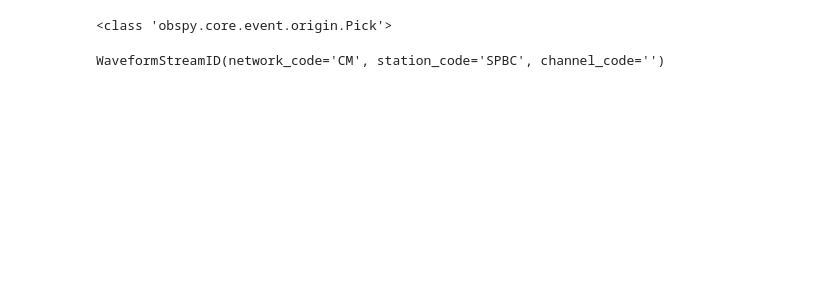
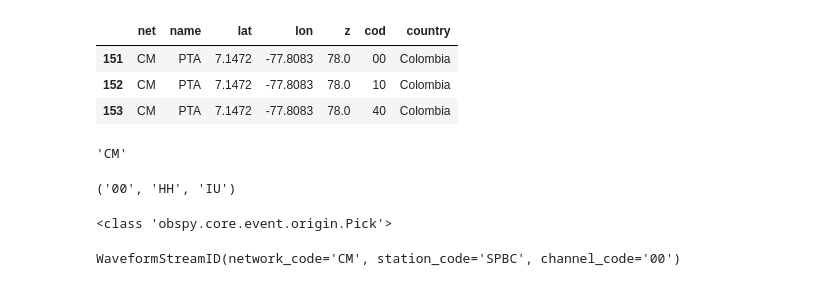
Before and after one commit to emayorga15/py_seiscomp, a Jupyter notebook: Migracion.ipynb, the cells around one changed output. Cells and saved outputs as stored; diff of their text form; code cells hidden in the pictures; blank space fills up the shorter version.

Commit message:
Se agregan a picks de cada evento cha, loc y net

```diff
--- a/Migracion.ipynb
+++ b/Migracion.ipynb
@@ -11,0 +47,13 @@ origin = event.preferred_origin()
+# %%
+string_cols = ["name", "net", "cod", "country"]
+# %% [output]
+|  | net | name | lat | lon | z | cod | country |
+| 151 | CM | PTA | 7.1472 | -77.8083 | 78.0 | 00 | Colombia |
+| 152 | CM | PTA | 7.1472 | -77.8083 | 78.0 | 10 | Colombia |
+| 153 | CM | PTA | 7.1472 | -77.8083 | 78.0 | 40 | Colombia |
+# %%
+df_sta = sta[sta["name"]=="URE"]
+#type(df_sta[sta["cod"] == "20"]["cod"].any())
+df_sta["net"].values[0]
+# %% [output]
+'CM'
@@ -12,12 +101,16 @@ origin = event.preferred_origin()
+# %%
+get_loc_cha("OTAV", sta)
+# %% [output]
+('00', 'HH', 'IU')
 # %%
 pick = event.picks[0]
 pick.waveform_id.network_code = "CM"
-pick.waveform_id.channel_code = ""
+pick.waveform_id.channel_code = "00"
 print(type(pick))
 pick.waveform_id
 # %% [output]
 <class 'obspy.core.event.origin.Pick'>
-WaveformStreamID(network_code='CM', station_code='SPBC', channel_code='')
+WaveformStreamID(network_code='CM', station_code='SPBC', channel_code='00')
 # %%
 from obspy.core.event import Catalog
 cat = Catalog()
```
Also changed, not shown: parts of 8 cells of this notebook, 5 other files.
